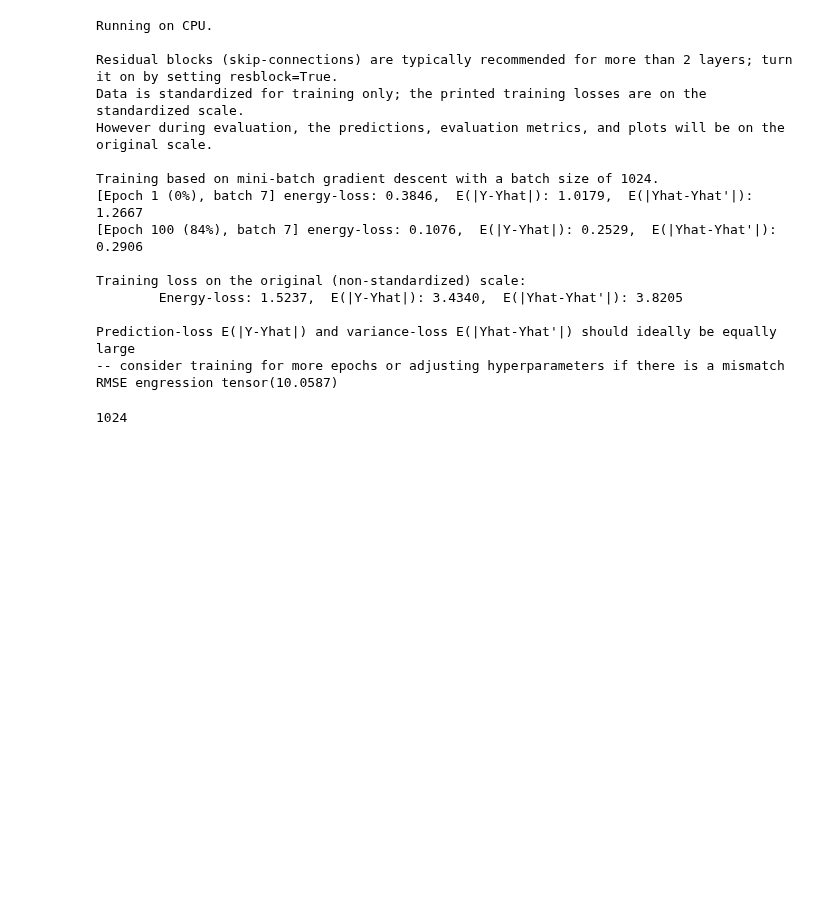
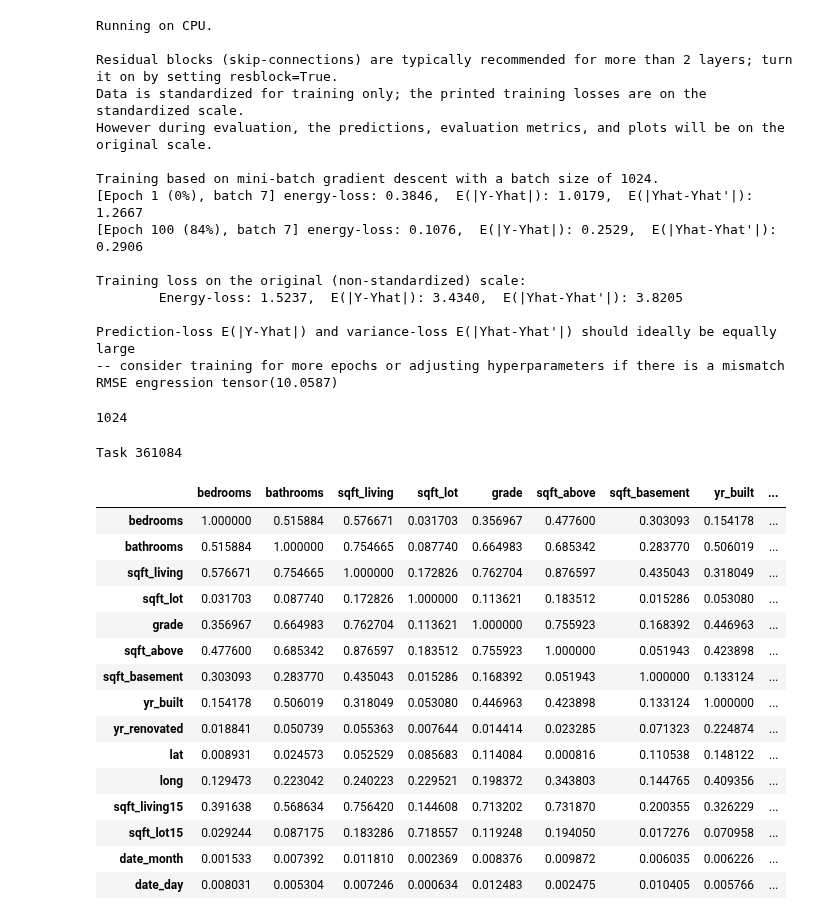
Before and after one commit to mmaninetti/ML_models_for_extrapolation, a Jupyter notebook: ONLY NUMERICAL FEATURES/REGRESSION/RMSE/tests.ipynb, the cells around one changed output. Cells and saved outputs as stored; diff of their text form; code cells hidden in the pictures; blank space fills up the shorter version.

```diff
--- a/ONLY NUMERICAL FEATURES/REGRESSION/RMSE/tests.ipynb
+++ b/ONLY NUMERICAL FEATURES/REGRESSION/RMSE/tests.ipynb
@@ -1282,3 +1282,78 @@ RMSE engression tensor(10.0587)
 2**10
 # %% [output]
 1024
+# %%
+
+import pandas as pd
+import numpy as np
+import setuptools
+import openml
+from sklearn.linear_model import LinearRegression
+import lightgbm as lgbm
+import optuna
+from sklearn.cluster import KMeans
+from sklearn.ensemble import RandomForestRegressor
+from sklearn.gaussian_process.kernels import Matern
+from engression import engression, engression_bagged
+import torch
+from sklearn.preprocessing import StandardScaler
+from scipy.spatial.distance import mahalanobis
+from scipy.stats import norm
+from sklearn.metrics import mean_squared_error
+from rtdl_revisiting_models import MLP, ResNet, FTTransformer
+import random
+import gpytorch
+import tqdm.auto as tqdm
+import os
+from pygam import LinearGAM, s, f
+from utils import EarlyStopping, train, train_trans, train_no_early_stopping, train_trans_no_early_stopping, train_GP, ExactGPModel
+from torch.utils.data import TensorDataset, DataLoader
+
+SUITE_ID = 336 # Regression on numerical features
+#SUITE_ID = 337 # Classification on numerical features
+#SUITE_ID = 335 # Regression on numerical and categorical features
+#SUITE_ID = 334 # Classification on numerical and categorical features
+benchmark_suite = openml.study.get_suite(SUITE_ID)  # obtain the benchmark suite
+
+task_id=361084
+
+print(f"Task {task_id}")
+
+# Create the checkpoint directory if it doesn't exist
+os.makedirs('CHECKPOINTS/CLUSTERING', exist_ok=True)
+CHECKPOINT_PATH = f'CHECKPOINTS/CLUSTERING/task_{task_id}.pt'
+
+task = openml.tasks.get_task(task_id)  # download the OpenML task
+dataset = task.get_dataset()
+
+X, y, categorical_indicator, attribute_names = dataset.get_data(
+        dataset_format="dataframe", target=dataset.default_target_attribute)
+
+# Find features with absolute correlation > 0.9
+corr_matrix = X.corr().abs()
+upper_tri = corr_matrix.where(np.triu(np.ones(corr_matrix.shape), k=1).astype(bool))
+high_corr_features = [column for column in upper_tri.columns if any(upper_tri[column] > 0.9)]
+
+# Drop one of the highly correlated features
+X = X.drop(high_corr_features, axis=1)
+# %% [output]
+Task 361084
+# %%
+corr_matrix
+# %% [output]
+|  | bedrooms | bathrooms | sqft_living | sqft_lot | grade | sqft_above | sqft_basement | yr_built | ... |
+| bedrooms | 1.000000 | 0.515884 | 0.576671 | 0.031703 | 0.356967 | 0.477600 | 0.303093 | 0.154178 | ... |
+| bathrooms | 0.515884 | 1.000000 | 0.754665 | 0.087740 | 0.664983 | 0.685342 | 0.283770 | 0.506019 | ... |
+| sqft_living | 0.576671 | 0.754665 | 1.000000 | 0.172826 | 0.762704 | 0.876597 | 0.435043 | 0.318049 | ... |
+| sqft_lot | 0.031703 | 0.087740 | 0.172826 | 1.000000 | 0.113621 | 0.183512 | 0.015286 | 0.053080 | ... |
+| grade | 0.356967 | 0.664983 | 0.762704 | 0.113621 | 1.000000 | 0.755923 | 0.168392 | 0.446963 | ... |
+| sqft_above | 0.477600 | 0.685342 | 0.876597 | 0.183512 | 0.755923 | 1.000000 | 0.051943 | 0.423898 | ... |
+| sqft_basement | 0.303093 | 0.283770 | 0.435043 | 0.015286 | 0.168392 | 0.051943 | 1.000000 | 0.133124 | ... |
+| yr_built | 0.154178 | 0.506019 | 0.318049 | 0.053080 | 0.446963 | 0.423898 | 0.133124 | 1.000000 | ... |
+| yr_renovated | 0.018841 | 0.050739 | 0.055363 | 0.007644 | 0.014414 | 0.023285 | 0.071323 | 0.224874 | ... |
+| lat | 0.008931 | 0.024573 | 0.052529 | 0.085683 | 0.114084 | 0.000816 | 0.110538 | 0.148122 | ... |
+| long | 0.129473 | 0.223042 | 0.240223 | 0.229521 | 0.198372 | 0.343803 | 0.144765 | 0.409356 | ... |
+| sqft_living15 | 0.391638 | 0.568634 | 0.756420 | 0.144608 | 0.713202 | 0.731870 | 0.200355 | 0.326229 | ... |
+| sqft_lot15 | 0.029244 | 0.087175 | 0.183286 | 0.718557 | 0.119248 | 0.194050 | 0.017276 | 0.070958 | ... |
+| date_month | 0.001533 | 0.007392 | 0.011810 | 0.002369 | 0.008376 | 0.009872 | 0.006035 | 0.006226 | ... |
+| date_day | 0.008031 | 0.005304 | 0.007246 | 0.000634 | 0.012483 | 0.002475 | 0.010405 | 0.005766 | ... |
```
Also changed, not shown: parts of 5 cells of this notebook, 2 other files.
